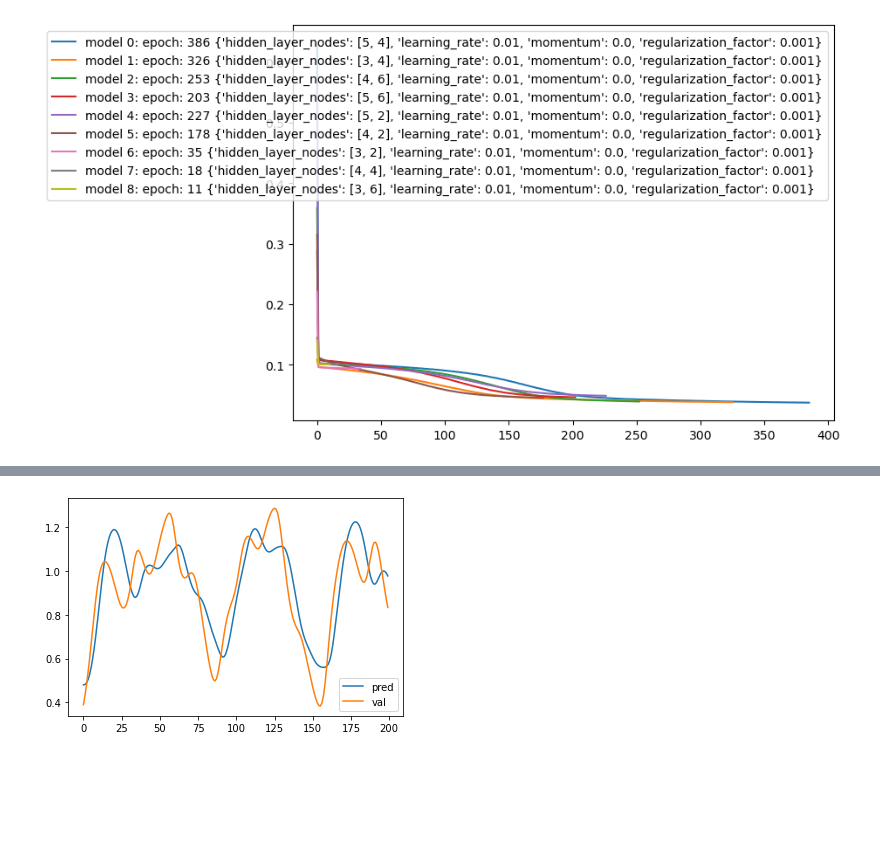
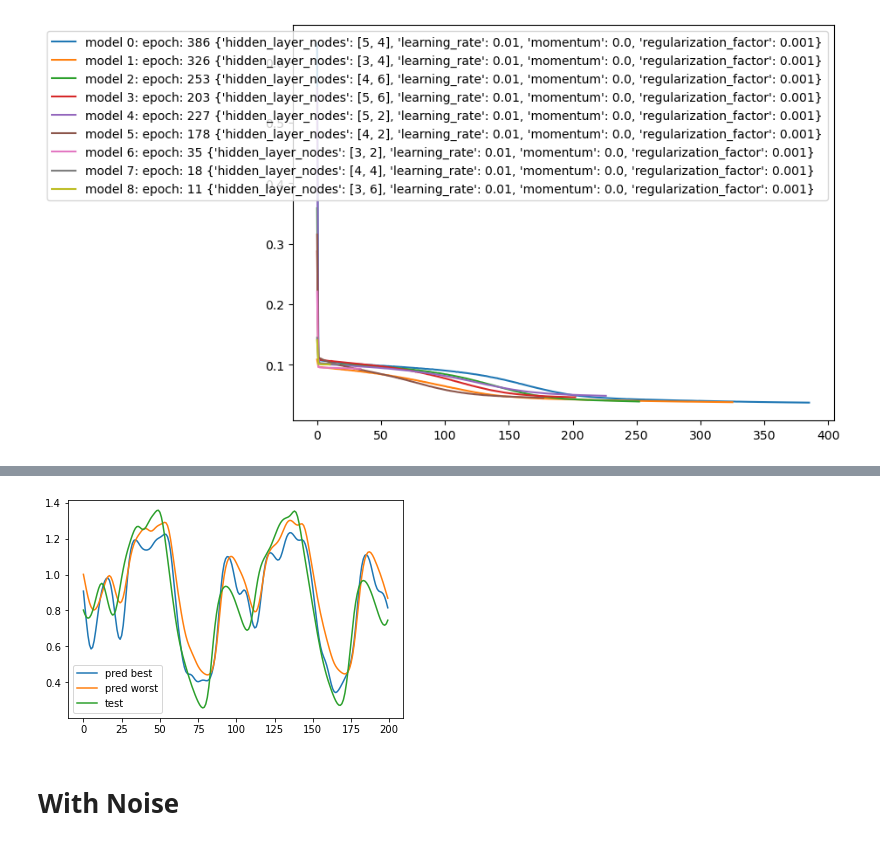
Before and after one commit to KevinArmbruster/ml_lab, a Jupyter notebook: Lab1b/Task 4.ipynb, the cells around one changed output, grey strips where cells are left out. Drawn from its saved outputs; the diff is of its cells as text; code cells hidden in the pictures; blank space fills up the shorter version.

```diff
--- a/Lab1b/Task 4.ipynb
+++ b/Lab1b/Task 4.ipynb
@@ -58,12 +58,12 @@ plt.show()
 X_train_val, X_test, y_train_val, y_test = train_test_split(input, output, test_size=200, shuffle=False)
 X_train, X_val, y_train, y_val = train_test_split(X_train_val, y_train_val, test_size=0.2, shuffle=False)
 # %%
-def create_model(hidden_layer_nodes=[9, 9], input_shape=5, output_shape=1, regularization_factor=0.001,
-                 learning_rate=0.01, momentum=0.0, activation=activations.sigmoid, final_activation=activations.linear,
-                 kernel_initializer=initializers.GlorotNormal(), bias_initializer=initializers.Zeros()):
+def create_model(hidden_layer_nodes=[5, 6], input_shape=5, output_shape=1, learning_rate=0.1, momentum=0.5,
+                 activation=activations.sigmoid, final_activation=activations.linear,
+                 kernel_initializer=initializers.GlorotNormal(),
+                 bias_initializer=initializers.Zeros(),
+                 regularizer=regularizers.L1(0.0001)):
     model = Sequential()
-    bias_initializer = kernel_initializer ###########################################################################################
-    regularizer = regularizers.L1(regularization_factor)
     for i, nodes in enumerate(hidden_layer_nodes):
         if i == 0:
             print("New input layer:", "input_shape", input_shape, "nodes", nodes)
@@ -218,0 +287,9 @@ plt.show()
+# %%
+### Best
+model_best = create_model()
+es = EarlyStopping(monitor='val_mse', mode='min', patience=10, min_delta=0.0001, verbose=1, restore_best_weights=0)
+history_best = model_best.fit(X_train, y_train, validation_data=(X_val, y_val), epochs=500, batch_size=10, callbacks=es)
+
+perf_best = model_best.evaluate(X_test, y_test)
+display(perf_best)
+y_pred_best = model_best.predict(X_test)
@@ -219,9 +316,22 @@ plt.show()
+# %%
+### Worst
+model_worst = create_model(hidden_layer_nodes=[4, 2],
+                     regularizer=regularizers.L2(0.01),
+                     momentum=0,
+                     kernel_initializer=initializers.RandomNormal(mean=0., stddev=2.),
+                     bias_initializer=initializers.RandomNormal(mean=0., stddev=2.),)
+es = EarlyStopping(monitor='val_mse', mode='min', patience=10, min_delta=0.0001, verbose=1, restore_best_weights=0)
+history_worst = model_worst.fit(X_train, y_train, validation_data=(X_val, y_val), epochs=500, batch_size=10, callbacks=es)
+
+perf_worst = model_best.evaluate(X_test, y_test)
+display(perf_worst)
+y_pred_worst = model_worst.predict(X_test)
 # %%
-y_pred = model.predict(X_val)
-Xrange = range(len(y_pred))
+Xrange = range(len(y_pred_best))
 
-plt.plot(Xrange, y_pred, label="pred")
-plt.plot(Xrange, y_val, label="val")
+plt.plot(Xrange, y_pred_best, label="pred best")
+plt.plot(Xrange, y_pred_worst, label="pred worst")
+plt.plot(Xrange, y_test, label="test")
 plt.legend()
 plt.show()
 # %% [output]
@@ -229 +338,3 @@ plt.show()
-[figure, old version]
+[figure, new version]
+# %% [markdown]
+# With Noise
```
Also changed, not shown: parts of 22 cells of this notebook.
